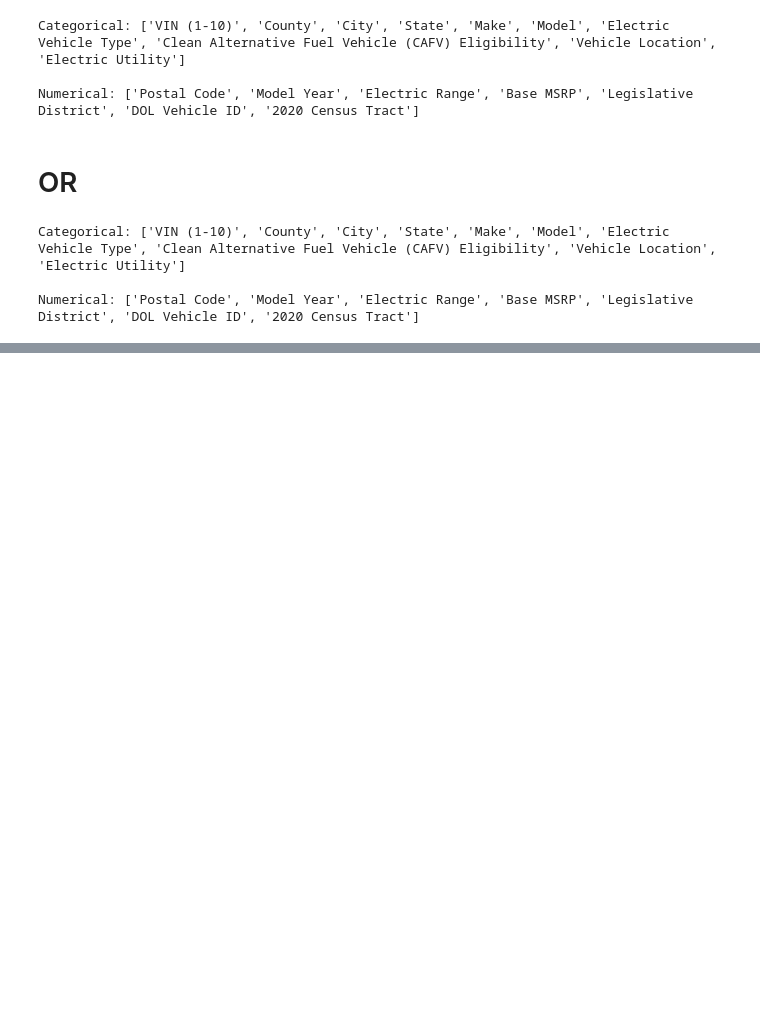
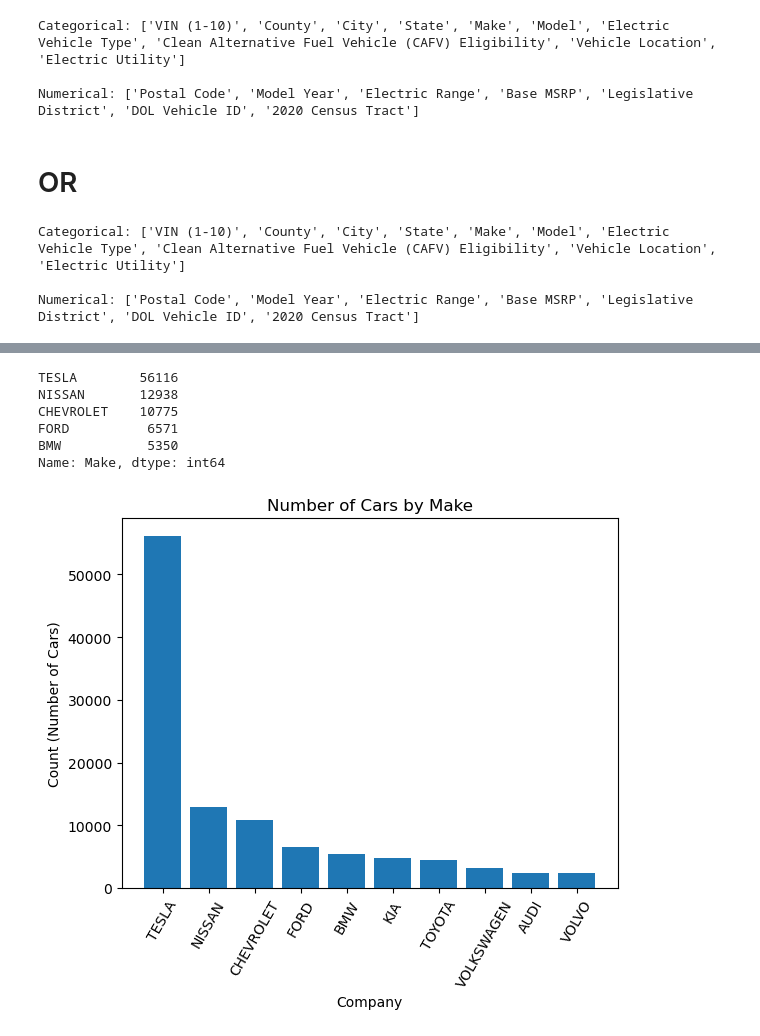
Before and after one commit to dharantej1/TEK_Training, a Jupyter notebook: Assignments/Data_Analysis/pandas/vehicleanalysis.ipynb, the cells around one changed output, grey strips where cells are left out. Saved outputs shown, nothing was run; the diff lists cells and outputs as text; code cells hidden in the pictures; blank space fills up the shorter version.

```diff
--- a/Assignments/Data_Analysis/pandas/vehicleanalysis.ipynb
+++ b/Assignments/Data_Analysis/pandas/vehicleanalysis.ipynb
@@ -101,0 +136,24 @@ Numerical: ['Postal Code', 'Model Year', 'Electric Range', 'Base MSRP', 'Legisla
+# %%
+# 6 Which car (Make) has the highest number of sales
+
+counts_by_make = df['Make'].value_counts()
+print(counts_by_make[:5])
+# From the given data set, these are the top 5 manufacturers with most number of sales & the top company is the
+# TESLA with 56116 cars sold!
+
+counts_by_make = counts_by_make[:10]
+plt.bar(counts_by_make.index, counts_by_make.values)
+plt.title('Number of Cars by Make')
+plt.xlabel('Company')
+plt.ylabel('Count (Number of Cars)')
+plt.xticks(rotation=60)
+plt.show()
+# this is the graph which shows the top 10 car manufacturing companies
+# %% [output]
+TESLA        56116
+NISSAN       12938
+CHEVROLET    10775
+FORD          6571
+BMW           5350
+Name: Make, dtype: int64
+[figure, added]
```
Also changed, not shown: parts of 10 cells of this notebook.
